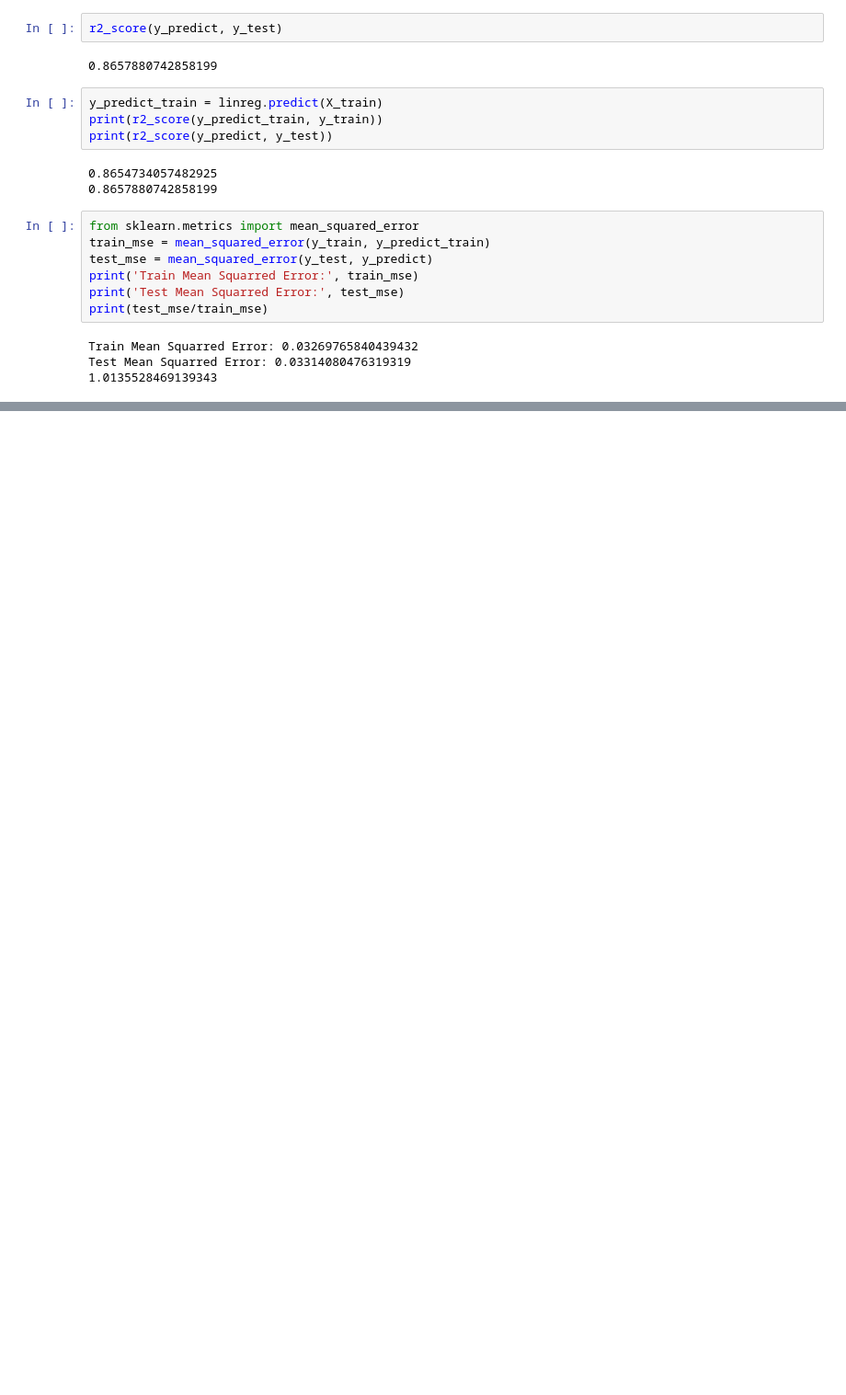
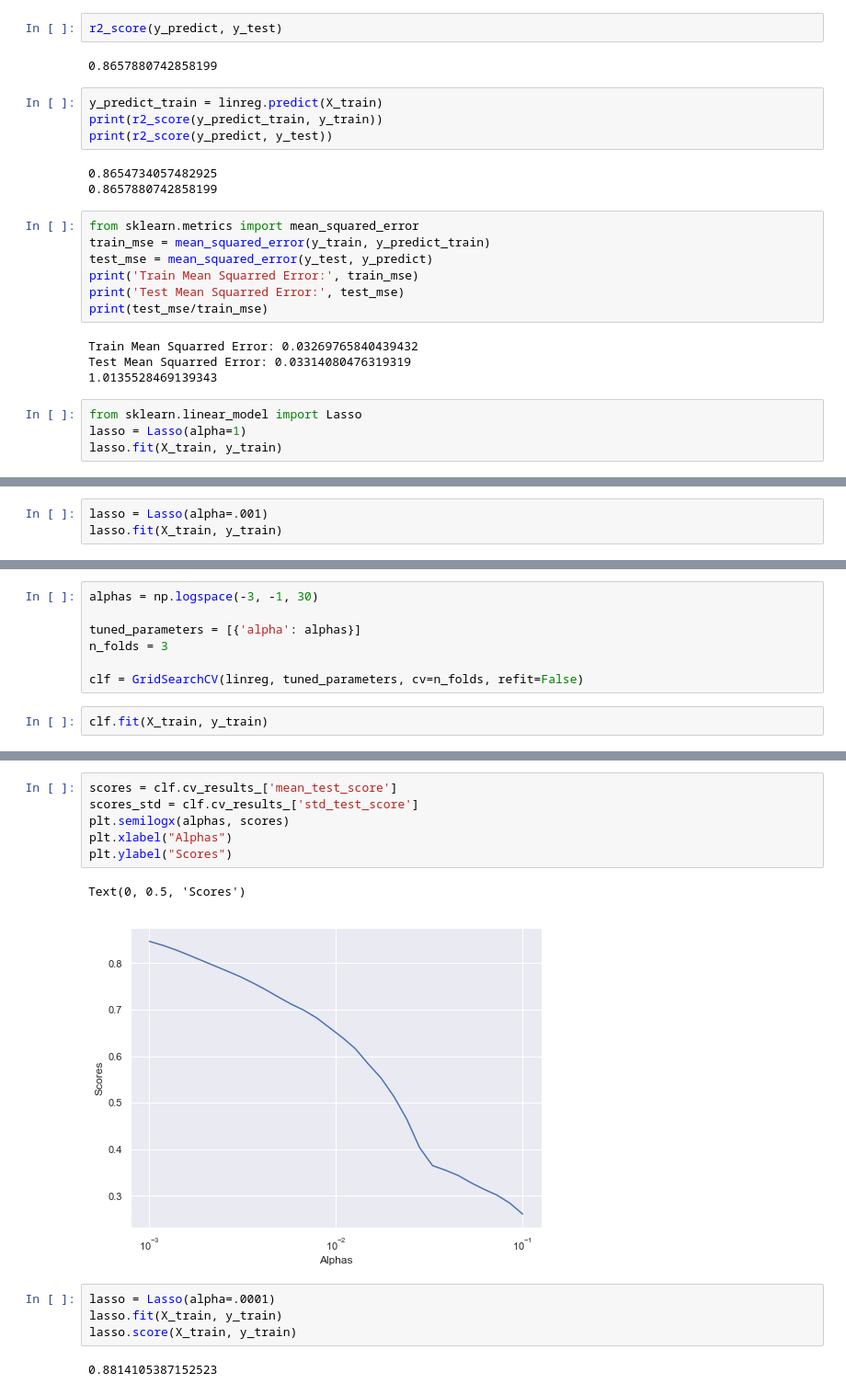
Before and after one commit to angelmanzur/LinearRegression_Proj1, a Jupyter notebook: King Sales - Team Awesome 3.ipynb, the cells around one changed output, grey strips where cells are left out. Shown at 92% size. Drawn from its saved outputs; the diff is of its cells as text; blank space fills up the shorter version.

Commit message:
Adding cross val scores

```diff
--- a/King Sales - Team Awesome 3.ipynb
+++ b/King Sales - Team Awesome 3.ipynb
@@ -426,3 +434,7 @@ print(test_mse/train_mse)
 Train Mean Squarred Error: 0.03269765840439432
 Test Mean Squarred Error: 0.03314080476319319
 1.0135528469139343
+# %%
+from sklearn.linear_model import Lasso
+lasso = Lasso(alpha=1)
+lasso.fit(X_train, y_train)
@@ -428,0 +449,3 @@ Test Mean Squarred Error: 0.03314080476319319
+# %%
+lasso = Lasso(alpha=.001)
+lasso.fit(X_train, y_train)
@@ -428,0 +473,9 @@ Test Mean Squarred Error: 0.03314080476319319
+# %%
+alphas = np.logspace(-3, -1, 30)
+
+tuned_parameters = [{'alpha': alphas}]
+n_folds = 3
+
+clf = GridSearchCV(linreg, tuned_parameters, cv=n_folds, refit=False)
+# %%
+clf.fit(X_train, y_train)
@@ -428,0 +495,15 @@ Test Mean Squarred Error: 0.03314080476319319
+# %%
+scores = clf.cv_results_['mean_test_score']
+scores_std = clf.cv_results_['std_test_score']
+plt.semilogx(alphas, scores)
+plt.xlabel("Alphas")
+plt.ylabel("Scores")
+# %% [output]
+Text(0, 0.5, 'Scores')
+[figure, added]
+# %%
+lasso = Lasso(alpha=.0001)
+lasso.fit(X_train, y_train)
+lasso.score(X_train, y_train)
+# %% [output]
+0.8814105387152523
```
Also changed, not shown: parts of 39 cells of this notebook.
